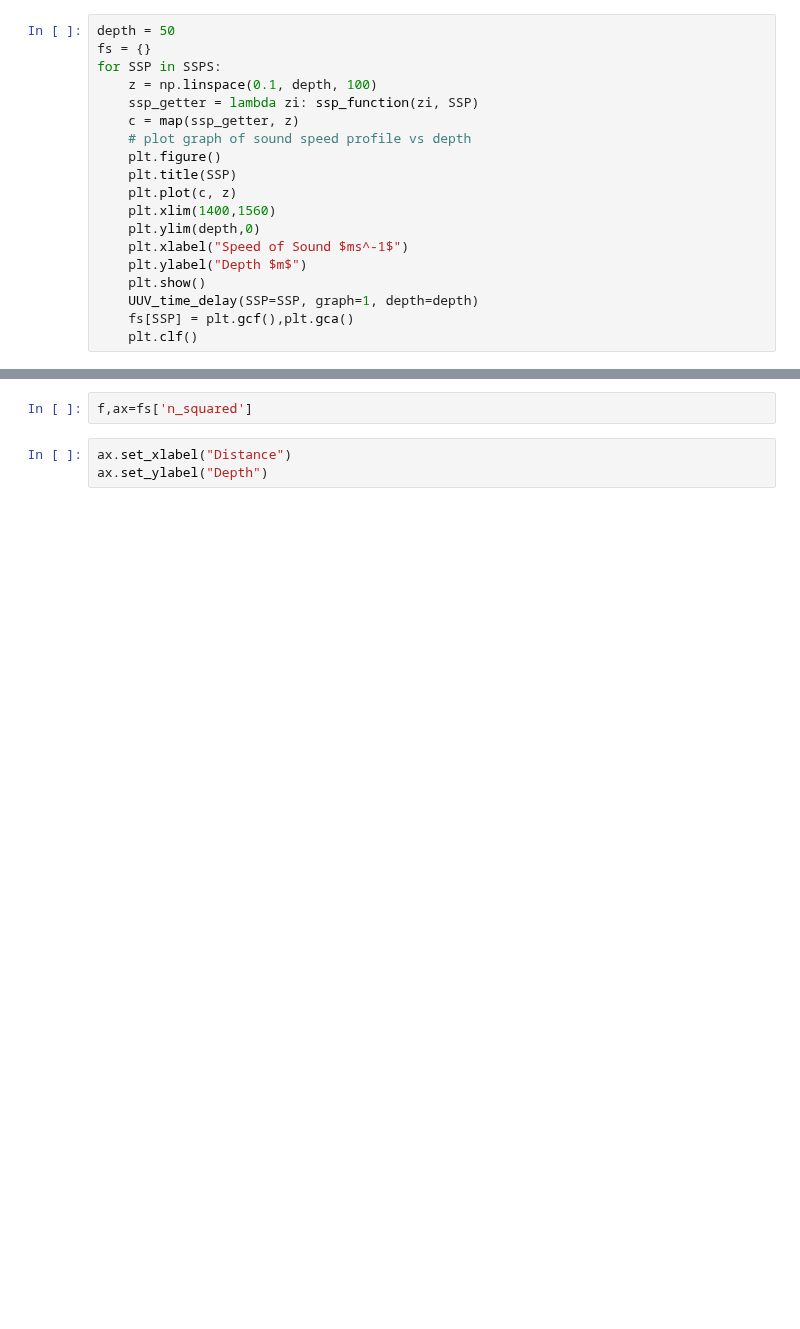
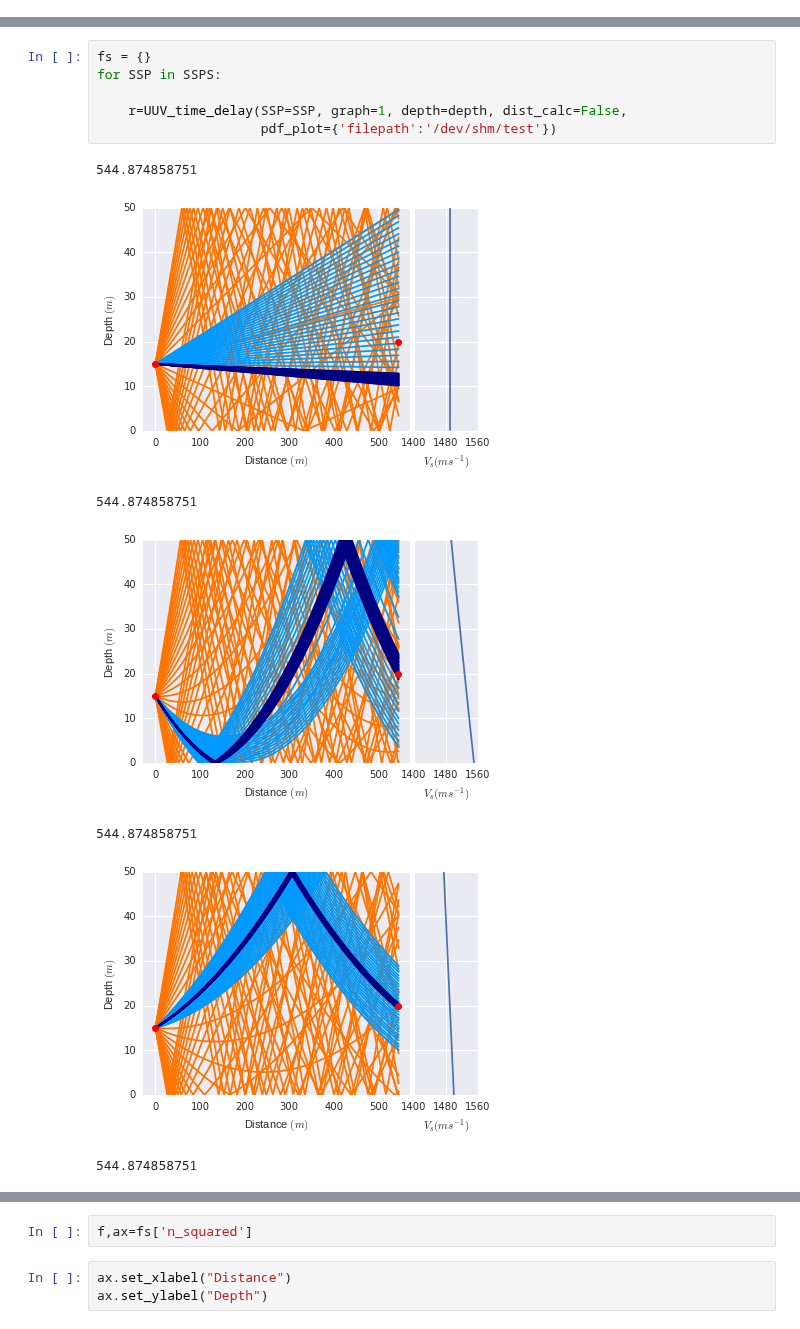
Before and after one commit to andrewbolster/aietes, a Jupyter notebook: scripts/notebooks/Untitled.ipynb, the cells around one changed output, grey strips where cells are left out. Cells and saved outputs as stored; diff of their text form; blank space fills up the shorter version.

```diff
--- a/scripts/notebooks/Untitled.ipynb
+++ b/scripts/notebooks/Untitled.ipynb
@@ -6,19 +10,0 @@ from matplotlib import pylab as plt
-# %%
-depth = 50
-fs = {}
-for SSP in SSPS:
-    z = np.linspace(0.1, depth, 100)
-    ssp_getter = lambda zi: ssp_function(zi, SSP)
-    c = map(ssp_getter, z)
-    # plot graph of sound speed profile vs depth
-    plt.figure()
-    plt.title(SSP)
-    plt.plot(c, z)
-    plt.xlim(1400,1560)
-    plt.ylim(depth,0)
-    plt.xlabel("Speed of Sound $ms^-1$")
-    plt.ylabel("Depth $m$")
-    plt.show()
-    UUV_time_delay(SSP=SSP, graph=1, depth=depth)
-    fs[SSP] = plt.gcf(),plt.gca()
-    plt.clf()
@@ -38,0 +11,14 @@ for SSP in SSPS:
+# %%
+fs = {}
+for SSP in SSPS:
+
+    r=UUV_time_delay(SSP=SSP, graph=1, depth=depth, dist_calc=False,
+                     pdf_plot={'filepath':'/dev/shm/test'})
+# %% [output]
+544.874858751
+[figure, added]
+544.874858751
+[figure, added]
+544.874858751
+[figure, added]
+544.874858751
```
Also changed, not shown: parts of 18 cells of this notebook, 9 other files.
